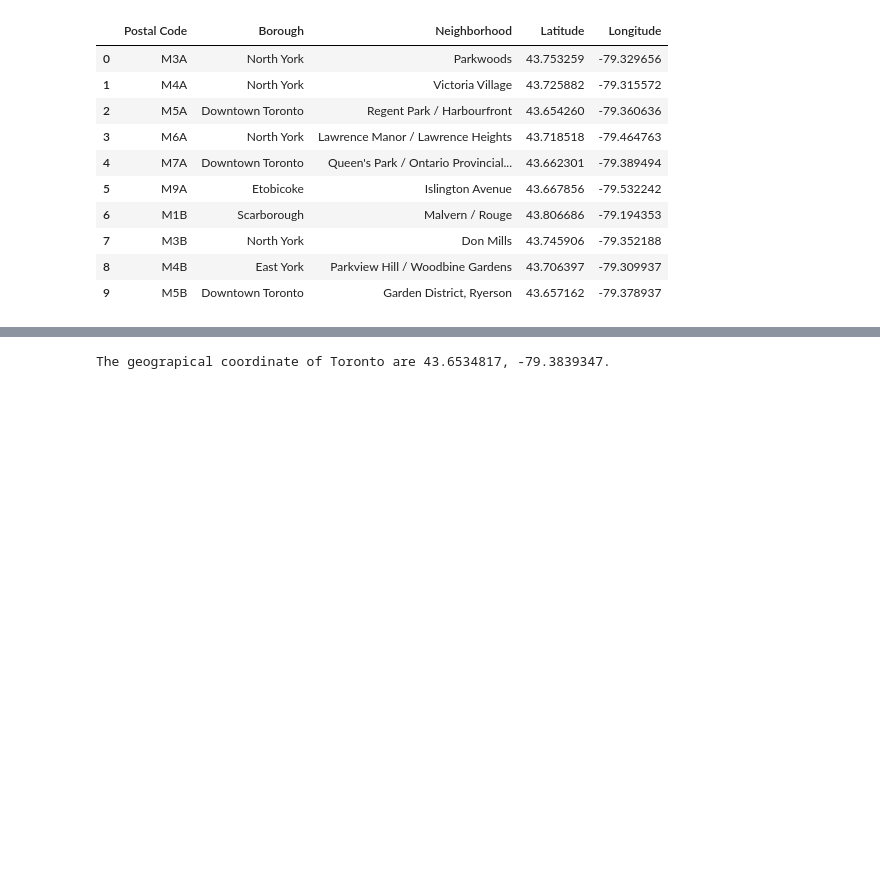
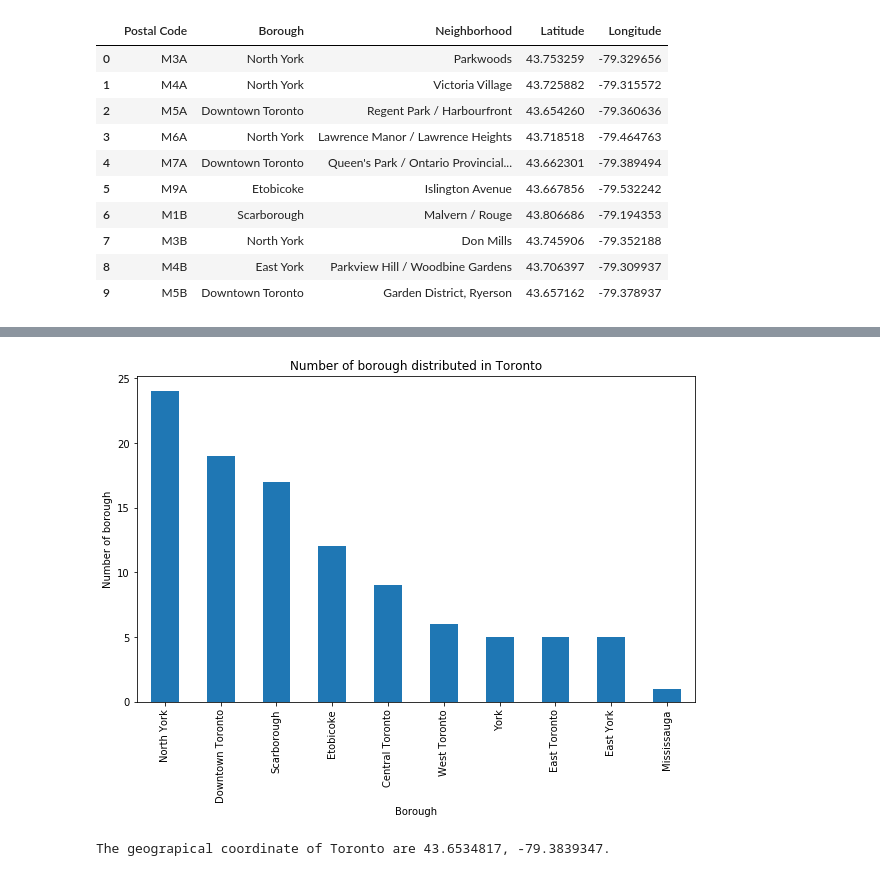
Before and after one commit to MichaelZhang666/github-example, a Jupyter notebook: toronto_neighborhood.ipynb, the cells around one changed output, grey strips where cells are left out. Saved outputs shown, nothing was run; the diff lists cells and outputs as text; code cells hidden in the pictures; blank space fills up the shorter version.

```diff
--- a/toronto_neighborhood.ipynb
+++ b/toronto_neighborhood.ipynb
@@ -47,0 +81,3 @@ df.head(10)
+# %%
+df_borough = df['Borough'].value_counts()
+df_borough
@@ -48,3 +96,13 @@ df.head(10)
+# %%
+df_borough.plot(kind='bar', figsize=(10, 6))
+
+plt.xlabel('Borough') # add to x-label to the plot
+plt.ylabel('Number of borough') # add y-label to the plot
+plt.title('Number of borough distributed in Toronto') # add title to the plot
+
+plt.show()
+# %% [output]
+[figure, added]
 # %%
 address = 'Toronto, T.O'
 
```
Also changed, not shown: parts of 10 cells of this notebook.
